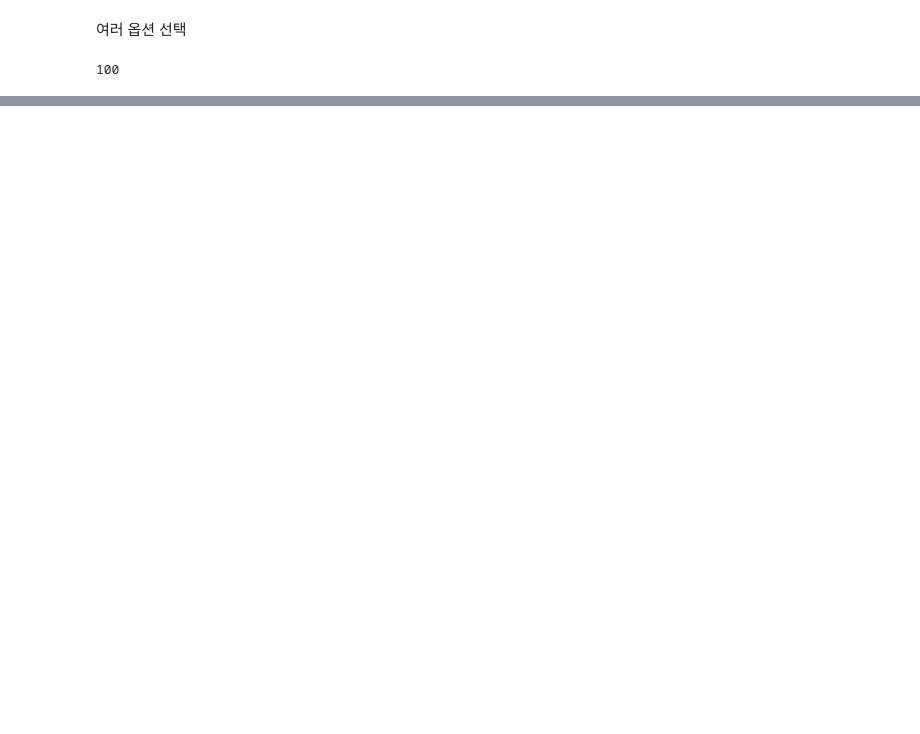
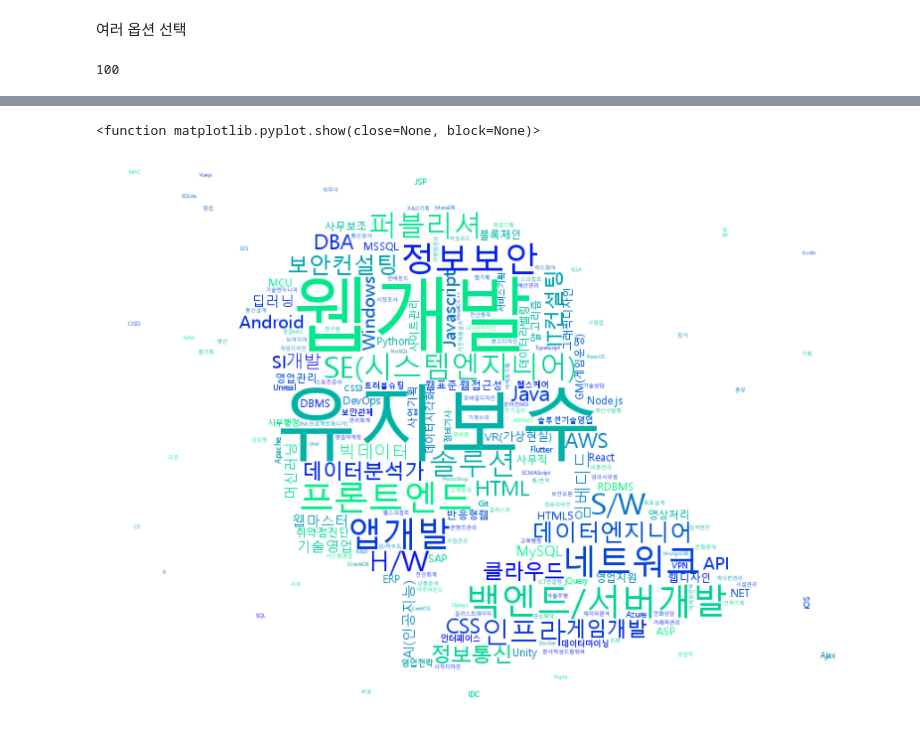
Before and after one commit to orin00/colab, a Jupyter notebook: 240305_2.ipynb, the cells around one changed output, grey strips where cells are left out. Drawn from its saved outputs; the diff is of its cells as text; code cells hidden in the pictures; blank space fills up the shorter version.

```diff
--- a/240305_2.ipynb
+++ b/240305_2.ipynb
@@ -183,0 +408,7 @@ df.to_excel('saramin.xlsx', index=False)
+# %%
+total_stack = []
+for tag in df['Stacks']:
+    for st in tag:
+        total_stack.append(st)
+
+len(total_stack)
@@ -183,0 +417,13 @@ df.to_excel('saramin.xlsx', index=False)
+# %%
+# 불필요한 단어들 제거
+total_word=[]
+stop_word=['기술지원', 'AR(증강현실)', 'C언어', 'C++', 'C#', 'Linux',
+           '방화벽', '모의해킹', 'A/S기사','펌웨어', 'IoT','QA/테스터',
+           '메타버스', '모델링', '고객관리']
+for w in total_stack:
+    if w not in stop_word:
+        total_word.append(w)
+# %%
+from collections import Counter
+most_50 = Counter(total_word).most_common(200)
+most_50
@@ -183,0 +471,21 @@ df.to_excel('saramin.xlsx', index=False)
+# %%
+from PIL import Image
+import numpy as np
+
+im = Image.open('mask.png')
+mask_arr = np.array(im)
+# %%
+from wordcloud import WordCloud
+import matplotlib.pyplot as plt
+
+wc = WordCloud(font_path = 'C:\WINDOWS\FONTS\MALGUN.TTF',background_color='white',colormap='winter', relative_scaling=0.1, mask = mask_arr)
+
+cloud = wc.generate_from_frequencies(dict(most_50))
+
+plt.figure(figsize=(10, 8))
+plt.axis('off')
+plt.imshow(cloud)
+plt.show
+# %% [output]
+<function matplotlib.pyplot.show(close=None, block=None)>
+[figure, added]
```
Also changed, not shown: parts of 28 cells of this notebook, 1 other file.
